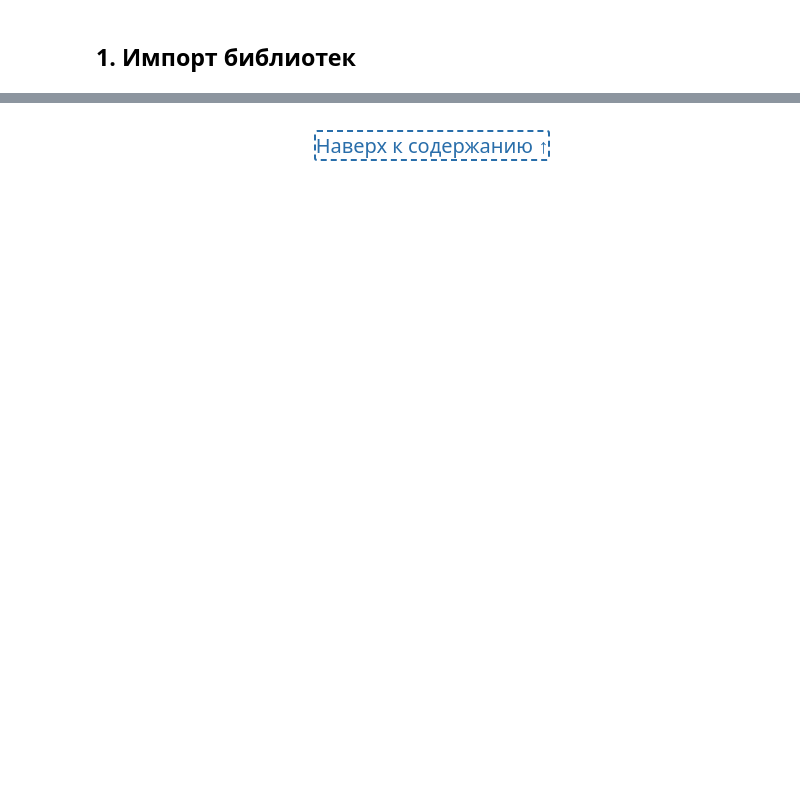
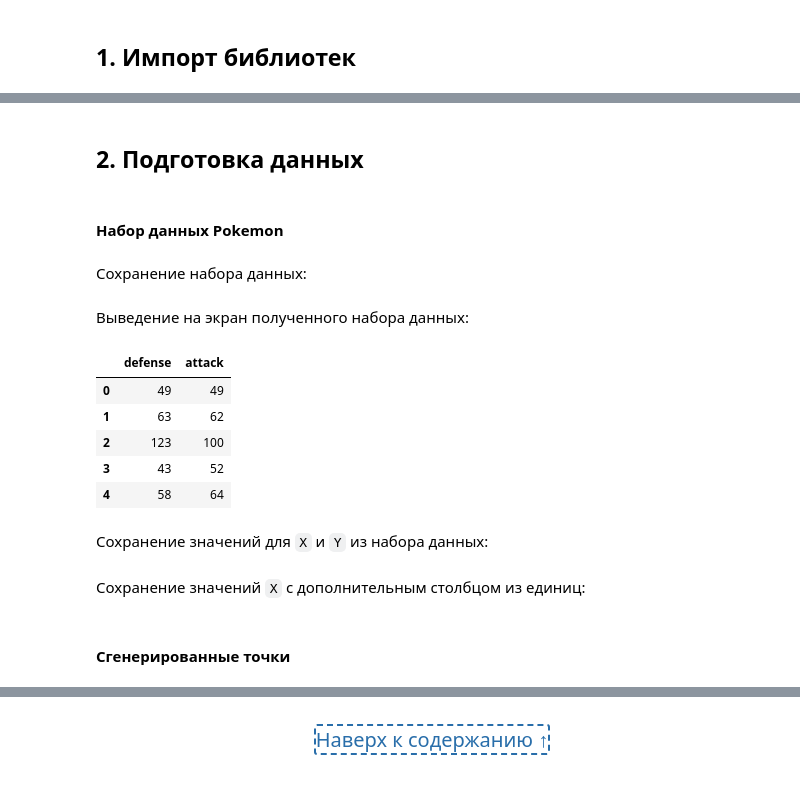
Before and after one commit to tidalinn/mai_term01_artificial_intelligence_course, a Jupyter notebook: 03_laboratory_work.ipynb, the cells around one changed output, grey strips where cells are left out. Saved outputs shown, nothing was run; the diff lists cells and outputs as text; code cells hidden in the pictures; blank space fills up the shorter version.

```diff
--- a/03_laboratory_work.ipynb
+++ b/03_laboratory_work.ipynb
@@ -27,0 +85,6 @@ import numba
+# %% [markdown]
+## 2. Подготовка данных
+# %% [markdown]
+#### Набор данных Pokemon
+# %% [markdown]
+Сохранение набора данных:
@@ -27,0 +94,13 @@ import numba
+# %% [markdown]
+Выведение на экран полученного набора данных:
+# %%
+data.head()
+# %% [output]
+|  | defense | attack |
+| 0 | 49 | 49 |
+| 1 | 63 | 62 |
+| 2 | 123 | 100 |
+| 3 | 43 | 52 |
+| 4 | 58 | 64 |
+# %% [markdown]
+Сохранение значений для `Х` и `Y` из набора данных:
@@ -27,0 +110,2 @@ import numba
+# %% [markdown]
+Сохранение значений `X` с дополнительным столбцом из единиц:
@@ -27,0 +114,2 @@ import numba
+# %% [markdown]
+#### Сгенерированные точки
```
Also changed, not shown: parts of 205 cells of this notebook, 2 other files.
